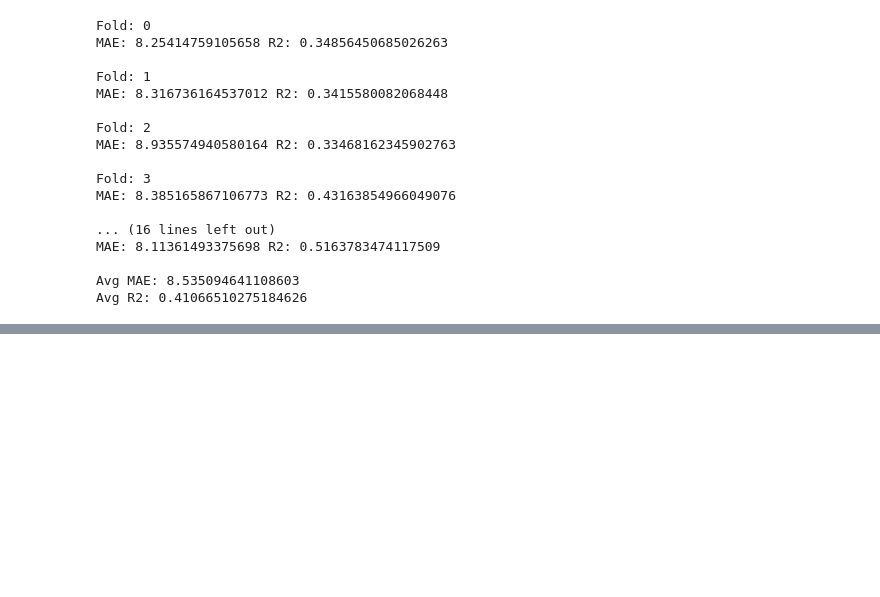
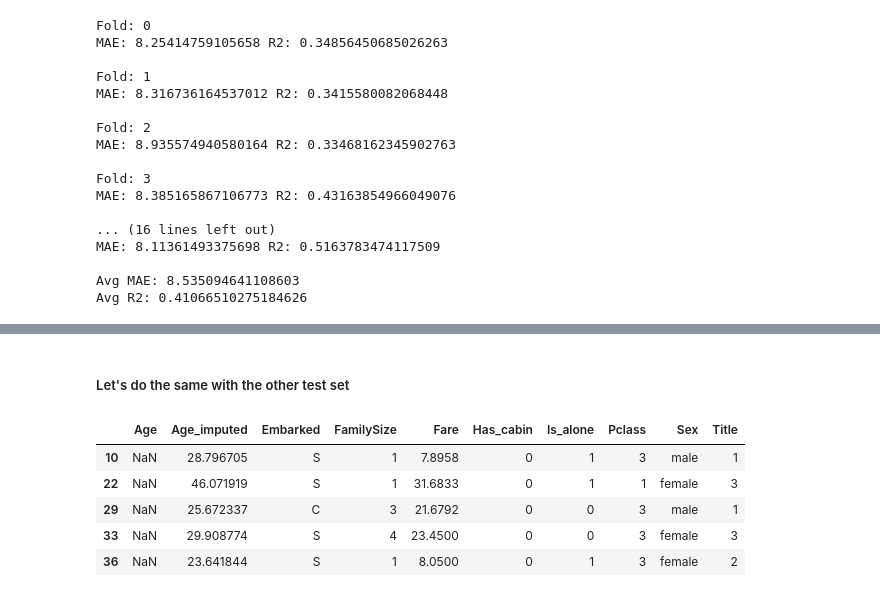
Before and after one commit to hernandezurbina/KaggleAdventures, a Jupyter notebook: Titanic_2ModelsSameDataset.ipynb, the cells around one changed output, grey strips where cells are left out. Drawn from its saved outputs; the diff is of its cells as text; code cells hidden in the pictures; blank space fills up the shorter version.

```diff
--- a/Titanic_2ModelsSameDataset.ipynb
+++ b/Titanic_2ModelsSameDataset.ipynb
@@ -194,0 +215,27 @@ Avg R2: 0.41066510275184626
+# %% [markdown]
+##### Let's do the same with the other test set
+# %%
+testsetAge = testsetAgeNull.drop(['Age'], inplace=False, axis=1)
+testsetAge = pd.get_dummies(testsetAge)
+preds = modelGB_age.predict(testsetAge)
+# %%
+testsetAgeImputed = pd.DataFrame({'Pclass': testsetAgeNull['Pclass'],
+                                  'Sex': testsetAgeNull['Sex'],
+                                  'Age': testsetAgeNull['Age'],
+                                  'Fare': testsetAgeNull['Fare'],
+                                  'Embarked': testsetAgeNull['Embarked'],
+                                  'Has_cabin': testsetAgeNull['Has_cabin'],
+                                  'FamilySize': testsetAgeNull['FamilySize'],
+                                  'Is_alone': testsetAgeNull['Is_alone'],
+                                  'Title': testsetAgeNull['Title'],
+                                  'Age_imputed': preds
+                                 })
+# %%
+testsetAgeImputed.head()
+# %% [output]
+|  | Age | Age_imputed | Embarked | FamilySize | Fare | Has_cabin | Is_alone | Pclass | Sex | Title |
+| 10 | NaN | 28.796705 | S | 1 | 7.8958 | 0 | 1 | 3 | male | 1 |
+| 22 | NaN | 46.071919 | S | 1 | 31.6833 | 0 | 1 | 1 | female | 3 |
+| 29 | NaN | 25.672337 | C | 3 | 21.6792 | 0 | 0 | 3 | male | 1 |
+| 33 | NaN | 29.908774 | S | 4 | 23.4500 | 0 | 0 | 3 | female | 3 |
+| 36 | NaN | 23.641844 | S | 1 | 8.0500 | 0 | 1 | 3 | female | 2 |
```
Also changed, not shown: parts of 43 cells of this notebook.
